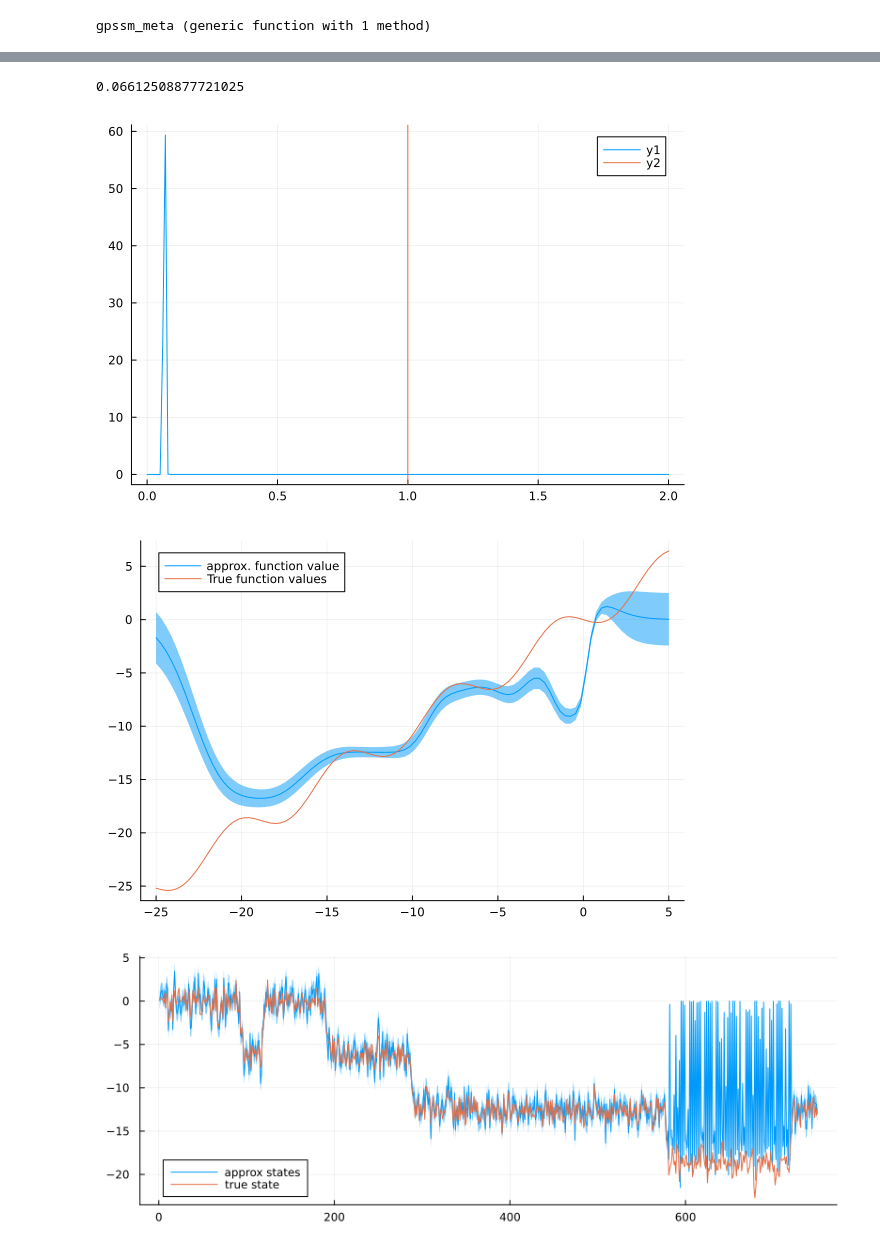
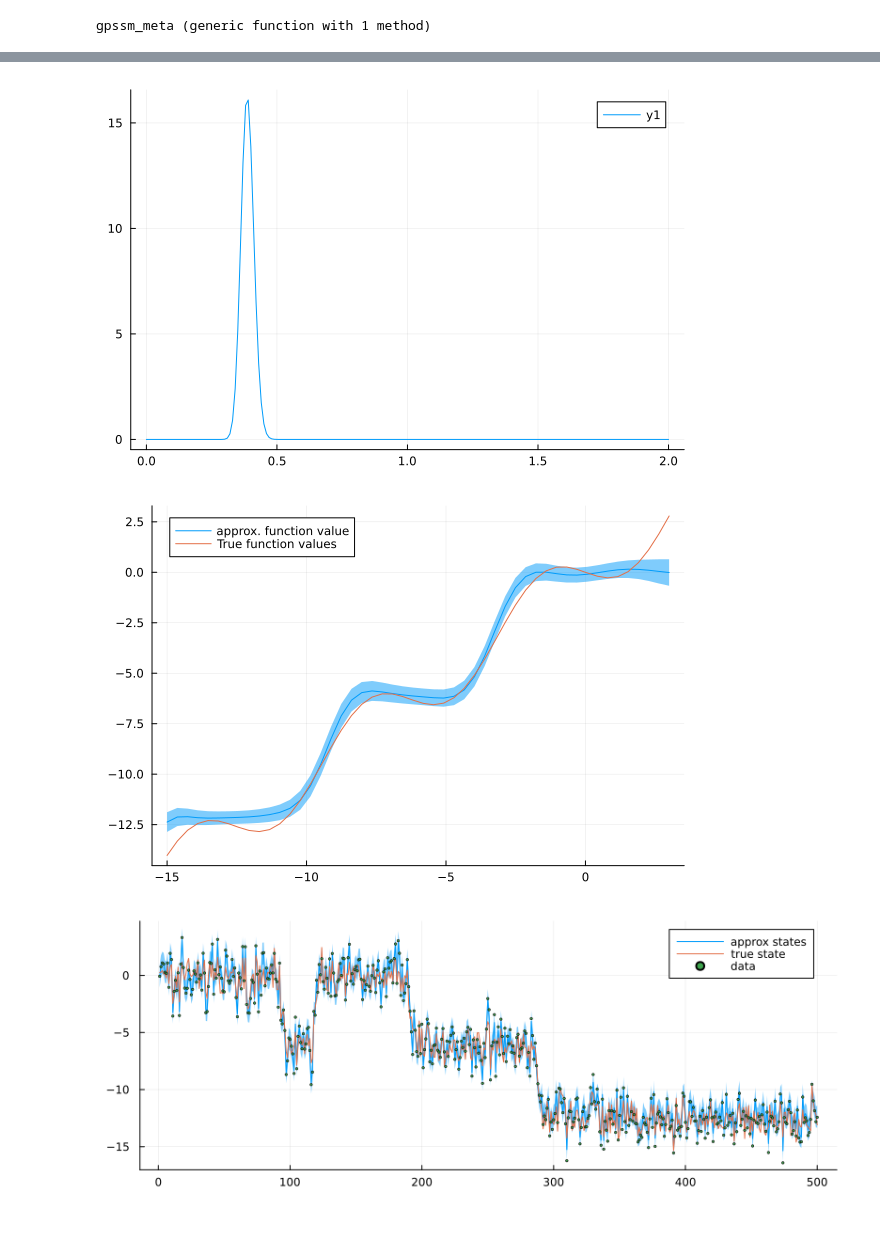
Before and after one commit to biaslab/GaussianProcessNode, a Jupyter notebook: GPTransition_structuredmeanfield.ipynb, the cells around one changed output, grey strips where cells are left out. Drawn from its saved outputs; the diff is of its cells as text; code cells hidden in the pictures.

```diff
--- a/GPTransition_structuredmeanfield.ipynb
+++ b/GPTransition_structuredmeanfield.ipynb
@@ -31,8 +27,8 @@ function generate_data(n,σ_x,σ_y)
     return latent_state, observation
 end
 
-N = 1500 #number of data
-n_train = 750
+N = 800 #number of data
+n_train = 500
 n_test = N - n_train
 σ_x = 1.
 σ_y = 1.
@@ -343,17 +386,19 @@ end
 # %% [output]
 gpssm_meta (generic function with 1 method)
 # %%
-Nu = 100; #number of inducing points
-Xu = range(-25,5;length=Nu);
+Nu = 50; #number of inducing points
+Xu = range(-15,3;length=Nu);
 
-mean_gp = (x) -> 0
-kernel_gp   =    1.1 *with_lengthscale(Matern32Kernel(),1.5) + 5*with_lengthscale(Matern52Kernel(),1.2) #+ with_lengthscale(PeriodicKernel(),3.14)
+mean_gp     = (x) -> 0
+# kernel_gp   =    1.1 *with_lengthscale(Matern32Kernel(), 1.5) + 5*with_lengthscale(Matern52Kernel(),1.2) + with_lengthscale(PeriodicKernel(),3.14)
+kernel_gp   =  5*with_lengthscale(Matern52Kernel(),1.2)
+
 
 Kuu = kernelmatrix(kernel_gp,Xu,Xu) + 1e-7*I;
 Kuu_inverse = cholinv(Kuu);
 # %%
 #run inference
-niter = 20;
+niter = 4;
 
 infer_result = inference(
     model = gpssm(n_train,Kuu),
@@ -363,7 +408,7 @@ infer_result = inference(
     meta = gpssm_meta(Xu,Kuu_inverse,Kuu,kernel_gp),
     returnvars = (x = KeepLast(), u = KeepLast(),w = KeepLast(),),
     free_energy = true,
-    showprogress = false
+    showprogress = true
 )
 # %% [output]
 Inference results:
@@ -375,27 +420,23 @@ qu = infer_result.posteriors[:u]
 qx = infer_result.posteriors[:x]
 qw = infer_result.posteriors[:w]
 ;
-# %%
-mean(qw)
-# %% [output]
-0.06612508877721025
 # %%
 w_axis = collect(0:0.01:2)
 plot(w_axis, pdf.(qw,w_axis))
-vline!([1/σ_x^2])
+# vline!([1/σ_x^2])
 # %% [output]
-[figure, old version]
+[figure, new version]
 # %%
 true_u = transition_func.(Xu);
 # %%
 plot(Xu,mean(qu),ribbon = sqrt.(var(qu)),label="approx. function value")
 plot!(Xu,true_u,label="True function values")
 # %% [output]
-[figure, old version]
+[figure, new version]
 # %%
 plot(mean.(qx), ribbon = sqrt.(var.(qx)),label="approx states", size=[800,300])
 plot!(true_state_train, label="true state")
-# scatter!(data_train,label="data")
+scatter!(data_train,label="data",ms=1.4)
 # %% [output]
-[figure, old version]
+[figure, new version]
 # %%
```
Also changed, not shown: parts of 8 cells of this notebook.
